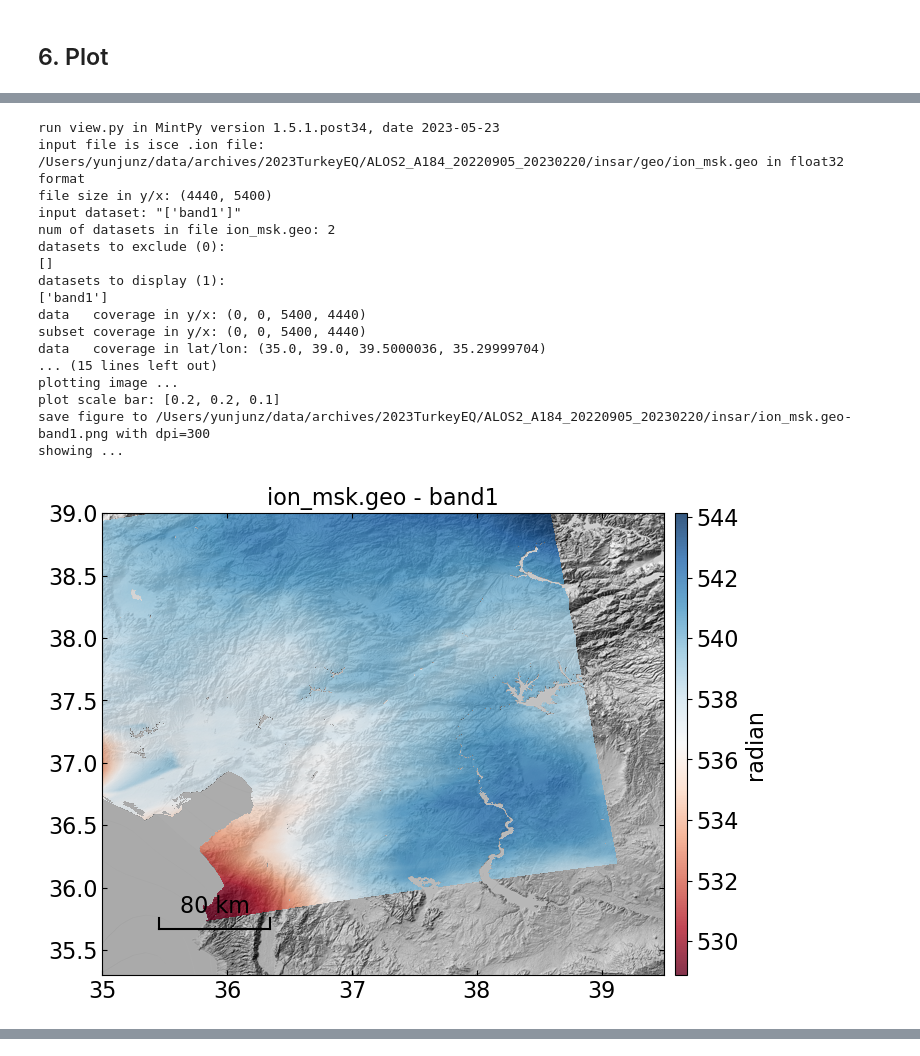
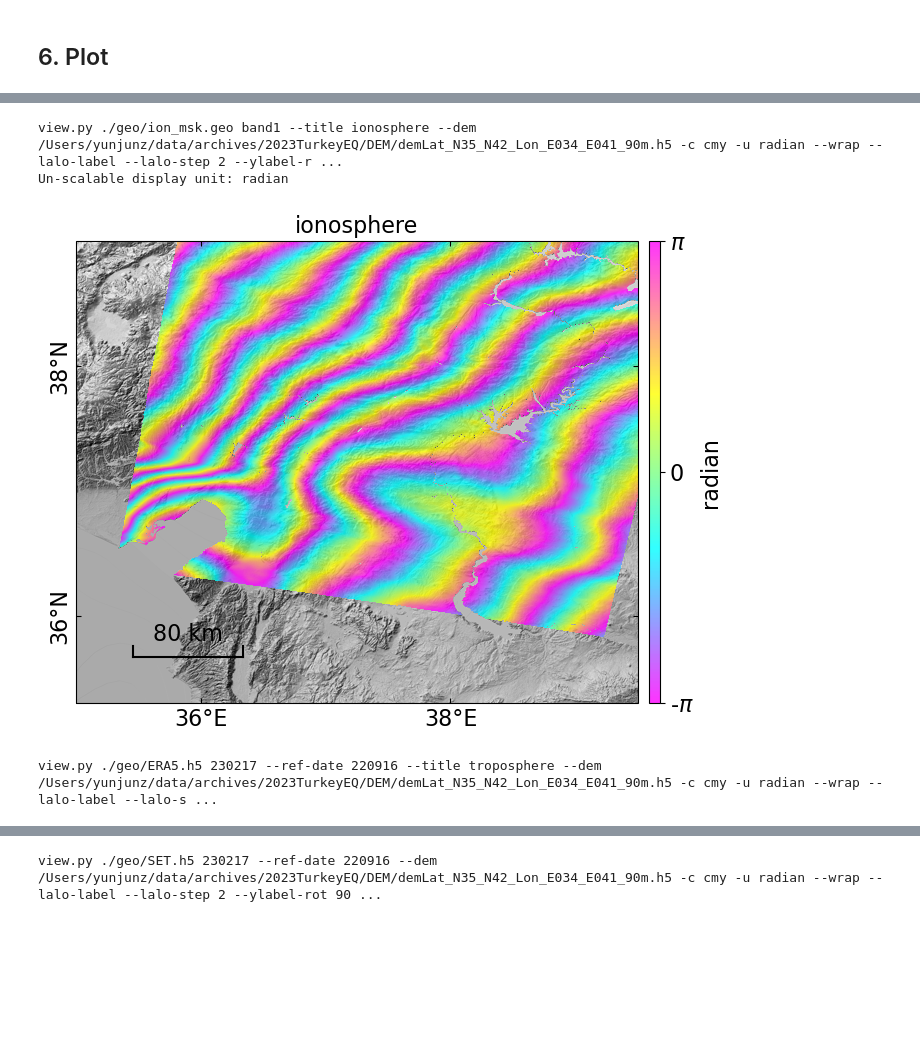
Before and after one commit to yunjunz/2023-Turkey-EQ, a Jupyter notebook: ifgram_postproc.ipynb, the cells around one changed output, grey strips where cells are left out. Saved outputs shown, nothing was run; the diff lists cells and outputs as text; code cells hidden in the pictures; blank space fills up the shorter version.

```diff
--- a/ifgram_postproc.ipynb
+++ b/ifgram_postproc.ipynb
@@ -505,21 +529,10 @@ showing ...
 # %%
-view.main(f'./geo/ion_msk.geo band1 --dem {dem_file} -c RdBu -u radian --save '.split())
+opt = f'--dem {dem_file} -c cmy -u radian --wrap --lalo-label --lalo-step 2 --ylabel-rot 90 --noreference --noverbose --save '
+view.main(f'./geo/ion_msk.geo band1 --title ionosphere {opt} '.split())
+view.main(f'./geo/ERA5.h5 {date2} --ref-date {date1} --title troposphere {opt} '.split())
+view.main(f'./geo/SET.h5 {date2} --ref-date {date1} {opt} '.split() + ['--title', 'solid Earth tides'])
 # %% [output]
-run view.py in MintPy version 1.5.1.post34, date 2023-05-23
-input file is isce .ion file: /Users/yunjunz/data/archives/2023TurkeyEQ/ALOS2_A184_20220905_20230220/insar/geo/ion_msk.geo in float32 format
-file size in y/x: (4440, 5400)
-input dataset: "['band1']"
-num of datasets in file ion_msk.geo: 2
-datasets to exclude (0):
-[]
-datasets to display (1):
-['band1']
-data   coverage in y/x: (0, 0, 5400, 4440)
-subset coverage in y/x: (0, 0, 5400, 4440)
-data   coverage in lat/lon: (35.0, 39.0, 39.5000036, 35.29999704)
-... (15 lines left out)
-plotting image ...
-plot scale bar: [0.2, 0.2, 0.1]
-save figure to /Users/yunjunz/data/archives/2023TurkeyEQ/ALOS2_A184_20220905_20230220/insar/ion_msk.geo-band1.png with dpi=300
-showing ...
+view.py ./geo/ion_msk.geo band1 --title ionosphere --dem /Users/yunjunz/data/archives/2023TurkeyEQ/DEM/demLat_N35_N42_Lon_E034_E041_90m.h5 -c cmy -u radian --wrap --lalo-label --lalo-step 2 --ylabel-r ...
+Un-scalable display unit: radian
-[figure, old version]
+[figure, new version]
+view.py ./geo/ERA5.h5 230217 --ref-date 220916 --title troposphere --dem /Users/yunjunz/data/archives/2023TurkeyEQ/DEM/demLat_N35_N42_Lon_E034_E041_90m.h5 -c cmy -u radian --wrap --lalo-label --lalo-s ...
@@ -525,0 +540 @@ showing ...
+view.py ./geo/SET.h5 230217 --ref-date 220916 --dem /Users/yunjunz/data/archives/2023TurkeyEQ/DEM/demLat_N35_N42_Lon_E034_E041_90m.h5 -c cmy -u radian --wrap --lalo-label --lalo-step 2 --ylabel-rot 90 ...
```
Also changed, not shown: parts of 8 cells of this notebook.
